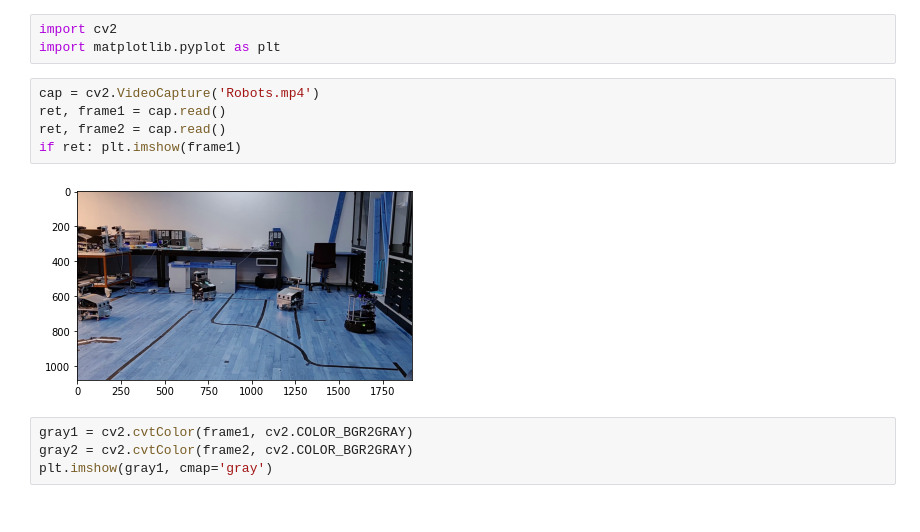
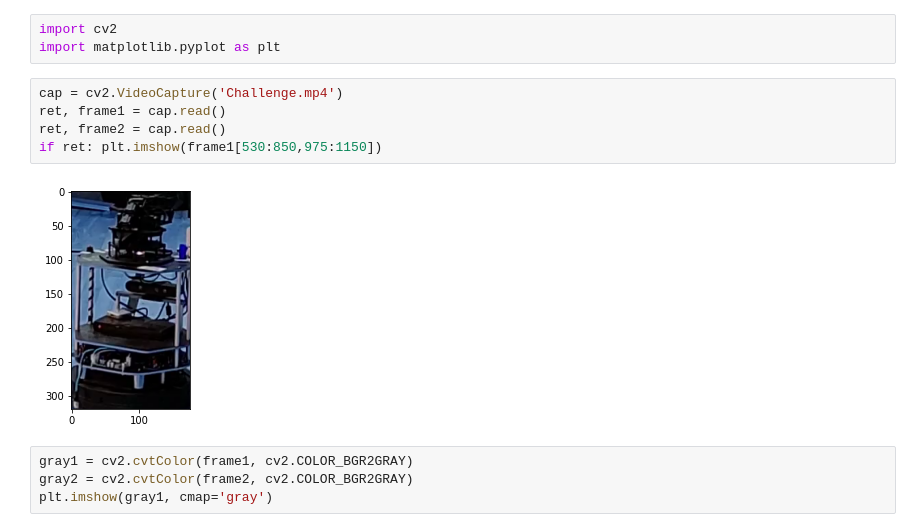
Before and after one commit to simutisernestas/perception, a Jupyter notebook: week2/project/sandbox.ipynb, the cells around one changed output. Cells and saved outputs as stored; diff of their text form.

```diff
--- a/week2/project/sandbox.ipynb
+++ b/week2/project/sandbox.ipynb
@@ -2,12 +2,12 @@
 import cv2
 import matplotlib.pyplot as plt
 # %%
-cap = cv2.VideoCapture('Robots.mp4')
+cap = cv2.VideoCapture('Challenge.mp4')
 ret, frame1 = cap.read()
 ret, frame2 = cap.read()
-if ret: plt.imshow(frame1)
+if ret: plt.imshow(frame1[530:850,975:1150])
 # %% [output]
-[figure, old version]
+[figure, new version]
 # %%
 gray1 = cv2.cvtColor(frame1, cv2.COLOR_BGR2GRAY)
 gray2 = cv2.cvtColor(frame2, cv2.COLOR_BGR2GRAY)
```
Also changed, not shown: 41 other files.
